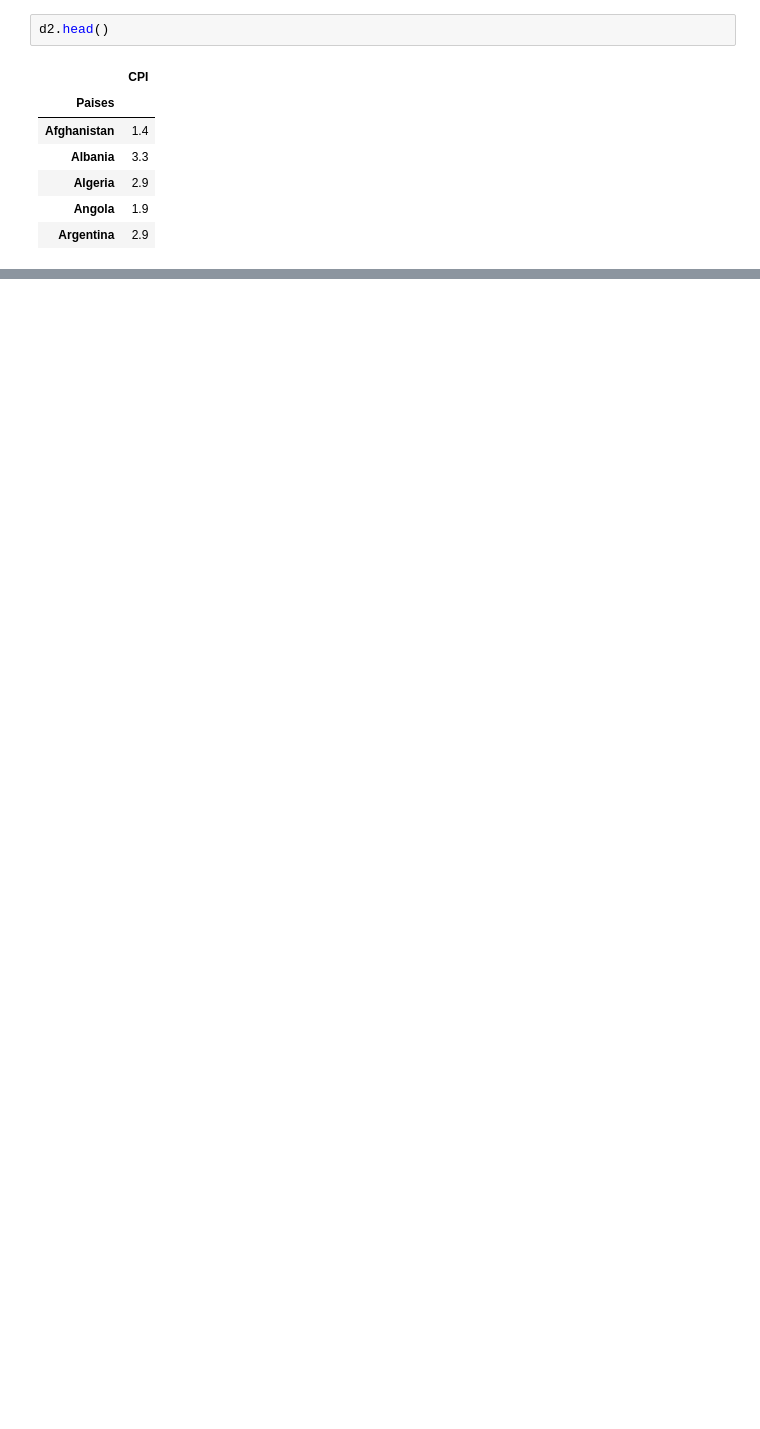
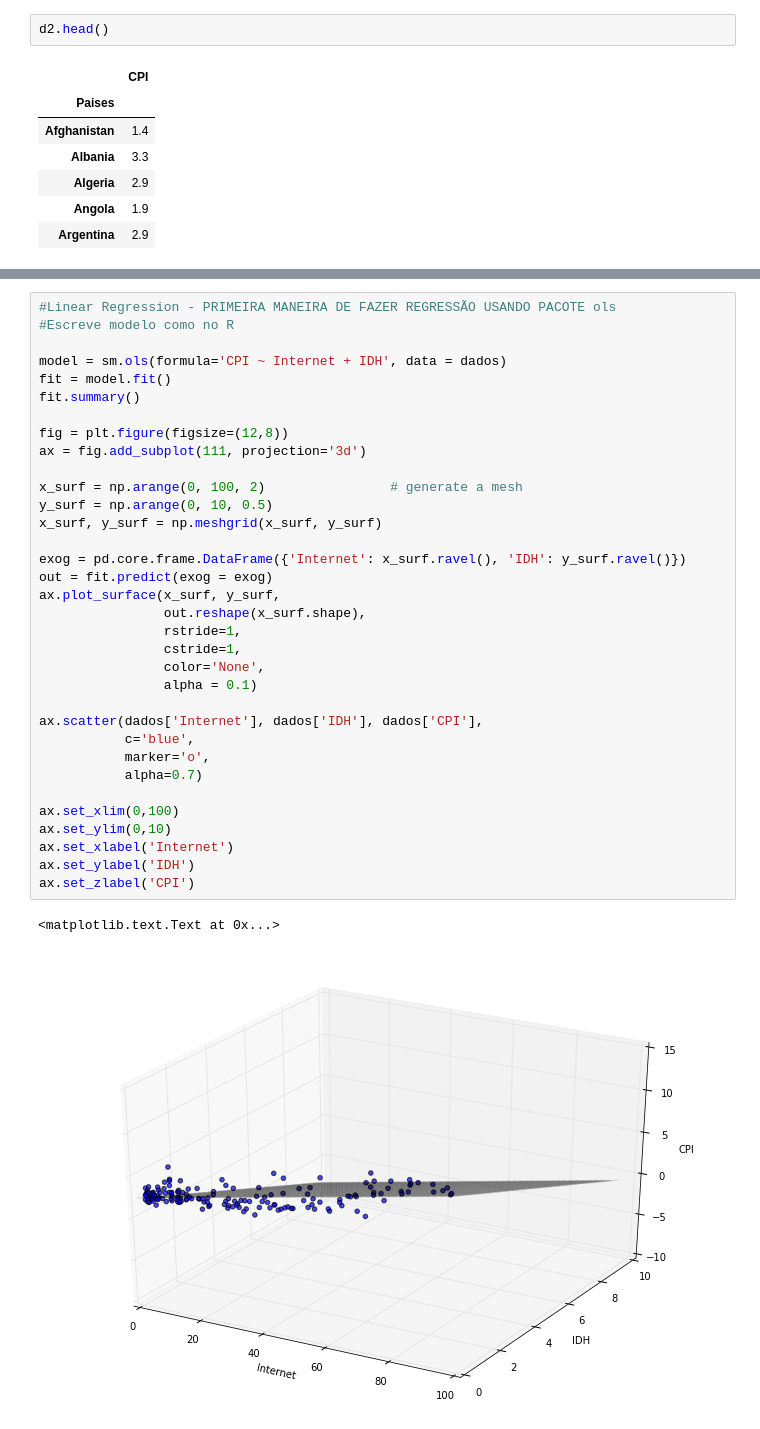
Before and after one commit to decoejz/CDP3, a Jupyter notebook: Projeto 3.ipynb, the cells around one changed output, grey strips where cells are left out. Drawn from its saved outputs; the diff is of its cells as text; blank space fills up the shorter version.

```diff
--- a/Projeto 3.ipynb
+++ b/Projeto 3.ipynb
@@ -73,0 +131,37 @@ dados.shape
+# %%
+#Linear Regression - PRIMEIRA MANEIRA DE FAZER REGRESSÃO USANDO PACOTE ols
+#Escreve modelo como no R
+
+model = sm.ols(formula='CPI ~ Internet + IDH', data = dados)
+fit = model.fit()
+fit.summary()
+
+fig = plt.figure(figsize=(12,8))
+ax = fig.add_subplot(111, projection='3d')
+
+x_surf = np.arange(0, 100, 2)                # generate a mesh
+y_surf = np.arange(0, 10, 0.5)
+x_surf, y_surf = np.meshgrid(x_surf, y_surf)
+
+exog = pd.core.frame.DataFrame({'Internet': x_surf.ravel(), 'IDH': y_surf.ravel()})
+out = fit.predict(exog = exog)
+ax.plot_surface(x_surf, y_surf,
+                out.reshape(x_surf.shape),
+                rstride=1,
+                cstride=1,
+                color='None',
+                alpha = 0.1)
+
+ax.scatter(dados['Internet'], dados['IDH'], dados['CPI'],
+           c='blue',
+           marker='o',
+           alpha=0.7)
+
+ax.set_xlim(0,100)
+ax.set_ylim(0,10)
+ax.set_xlabel('Internet')
+ax.set_ylabel('IDH')
+ax.set_zlabel('CPI')
+# %% [output]
+<matplotlib.text.Text at 0x...>
+[figure, added]
```
Also changed, not shown: parts of 12 cells of this notebook, 1 other file.
